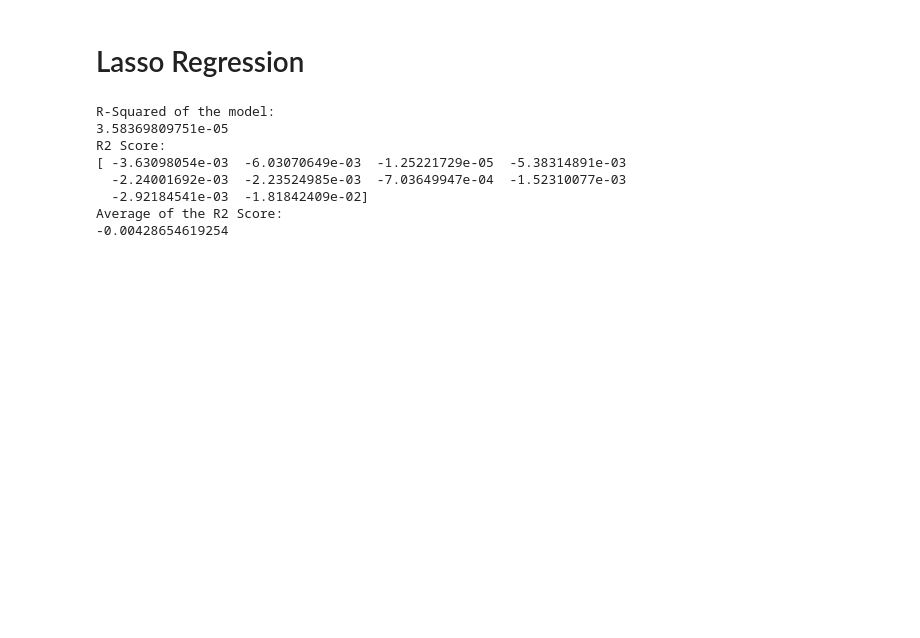
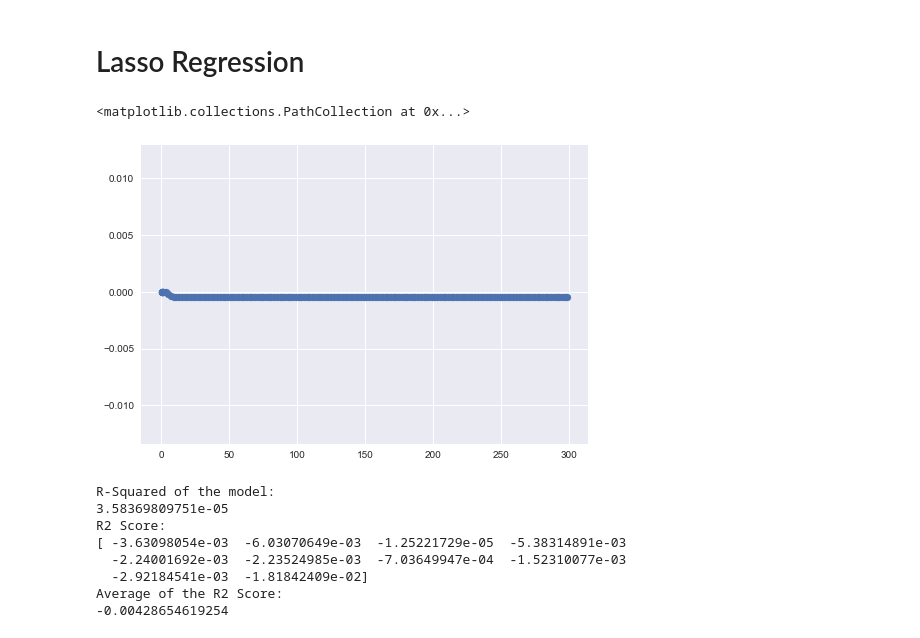
Before and after one commit to makennedy626/Thinkful_Unit_3, a Jupyter notebook: Unit 3 Capstone Final Draft.ipynb, the cells around one changed output. Drawn from its saved outputs; the diff is of its cells as text; code cells hidden in the pictures; blank space fills up the shorter version.

```diff
--- a/Unit 3 Capstone Final Draft.ipynb
+++ b/Unit 3 Capstone Final Draft.ipynb
@@ -375,6 +348,20 @@ print(y_pred.mean())
 0.0477904672036
 # %% [markdown]
 # Lasso Regression
+# %%
+# Finding the optimal parameters for Lasso Regression
+lasso = pd.DataFrame(columns = ('alpha', 'r_squared'))
+
+lasso.alpha = np.concatenate((np.arange(.1,1,.2), np.arange(1,300,2)), axis=0)
+
+for alpha in lasso.alpha:
+    lassoregr = linear_model.Lasso(alpha=alpha, fit_intercept=False)
+    lassoregr.fit(X, Y)
+    lasso.loc[lasso.alpha==alpha,'r_squared'] = lassoregr.score(X, Y)
+plt.scatter(lasso.alpha, lasso.r_squared)
+# %% [output]
+<matplotlib.collections.PathCollection at 0x...>
+[figure, added]
 # %%
 lasso = linear_model.Lasso(alpha=.35)
 lasso.fit(X, Y)
```
Also changed, not shown: parts of 19 cells of this notebook.
